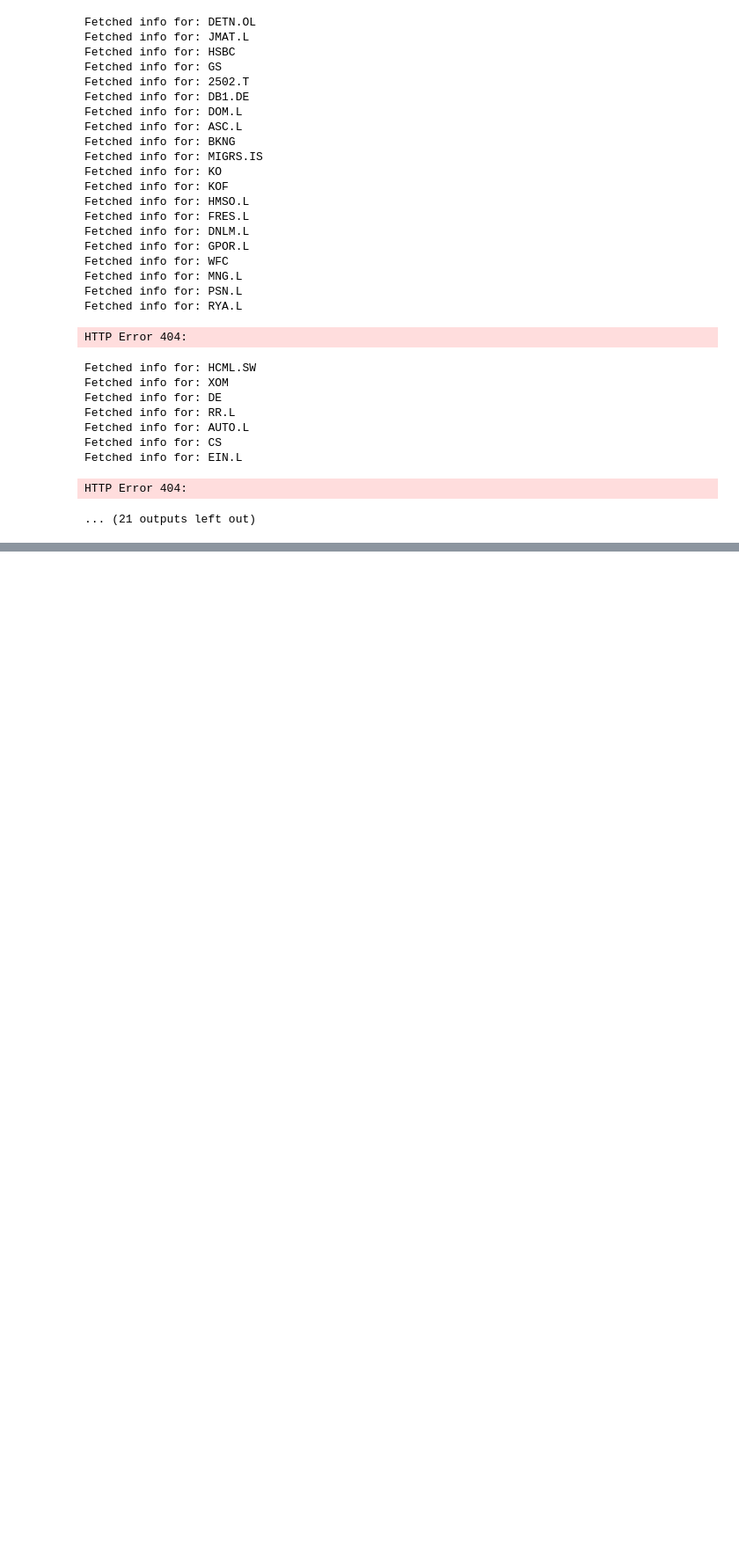
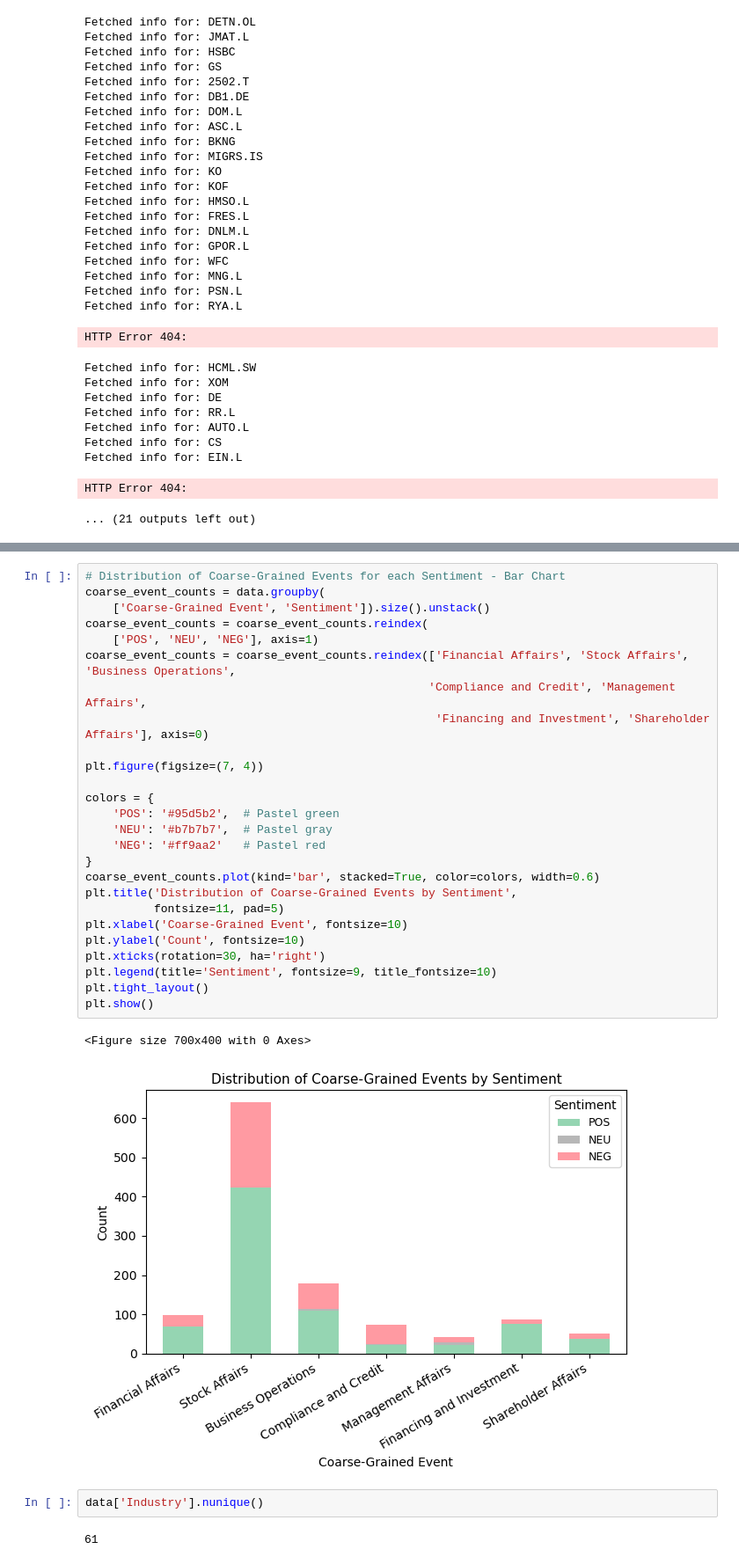
Before and after one commit to coco-sunl/EnglishEFSA, a Jupyter notebook: notebooks/FiQA_Processing.ipynb, the cells around one changed output, grey strips where cells are left out. Shown: that part at 88% size. Saved outputs shown, nothing was run; the diff lists cells and outputs as text; blank space fills up the shorter version.

```diff
--- a/notebooks/FiQA_Processing.ipynb
+++ b/notebooks/FiQA_Processing.ipynb
@@ -823,0 +1028,33 @@ data.to_csv('efsa_sentiment_classification.csv', index=False)
+# %%
+# Distribution of Coarse-Grained Events for each Sentiment - Bar Chart
+coarse_event_counts = data.groupby(
+    ['Coarse-Grained Event', 'Sentiment']).size().unstack()
+coarse_event_counts = coarse_event_counts.reindex(
+    ['POS', 'NEU', 'NEG'], axis=1)
+coarse_event_counts = coarse_event_counts.reindex(['Financial Affairs', 'Stock Affairs', 'Business Operations',
+                                                  'Compliance and Credit', 'Management Affairs',
+                                                   'Financing and Investment', 'Shareholder Affairs'], axis=0)
+
+plt.figure(figsize=(7, 4))
+
+colors = {
+    'POS': '#95d5b2',  # Pastel green
+    'NEU': '#b7b7b7',  # Pastel gray
+    'NEG': '#ff9aa2'   # Pastel red
+}
+coarse_event_counts.plot(kind='bar', stacked=True, color=colors, width=0.6)
+plt.title('Distribution of Coarse-Grained Events by Sentiment',
+          fontsize=11, pad=5)
+plt.xlabel('Coarse-Grained Event', fontsize=10)
+plt.ylabel('Count', fontsize=10)
+plt.xticks(rotation=30, ha='right')
+plt.legend(title='Sentiment', fontsize=9, title_fontsize=10)
+plt.tight_layout()
+plt.show()
+# %% [output]
+<Figure size 700x400 with 0 Axes>
+[figure, added]
+# %%
+data['Industry'].nunique()
+# %% [output]
+61
```
Also changed, not shown: parts of 13 cells of this notebook, 1 other file.
